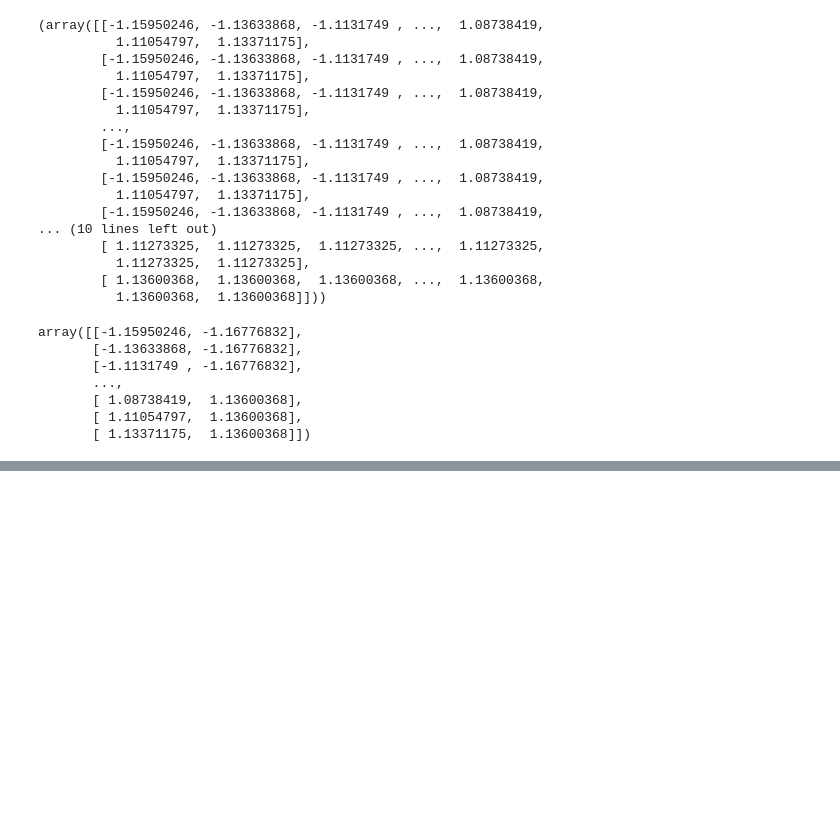
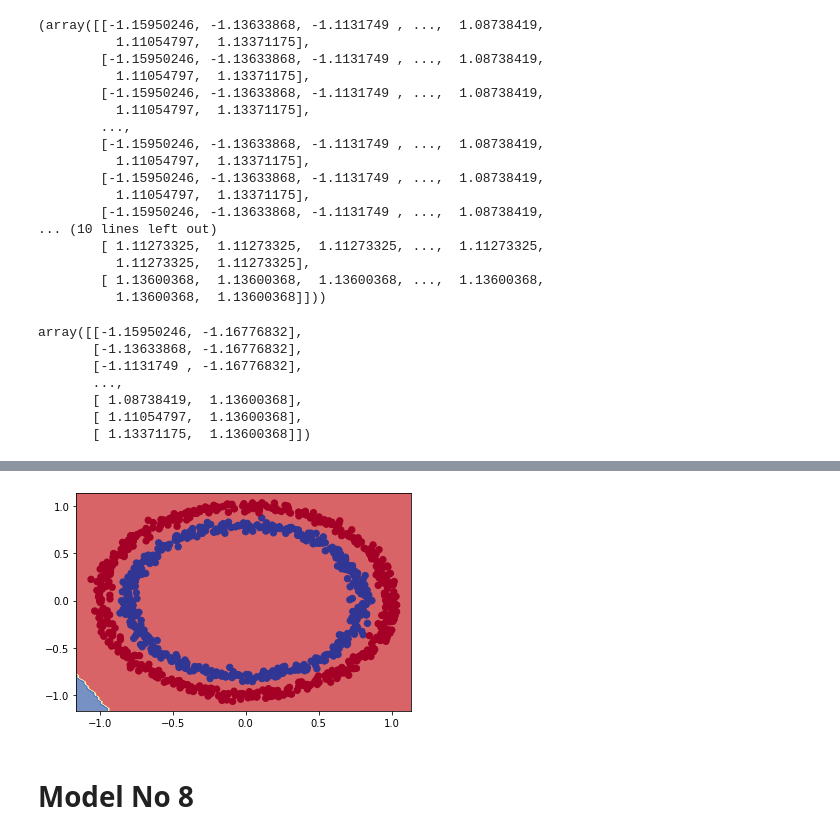
Before and after one commit to Mabtoor-Mabx/Tensor_Flow_Practices, a Jupyter notebook: Neural_Network_Classification_.ipynb, the cells around one changed output, grey strips where cells are left out. Saved outputs shown, nothing was run; the diff lists cells and outputs as text; code cells hidden in the pictures; blank space fills up the shorter version.

```diff
--- a/Neural_Network_Classification_.ipynb
+++ b/Neural_Network_Classification_.ipynb
@@ -408,0 +590,14 @@ array([[0.5128788 ],
+# %%
+tf.random.set_seed(42)
+
+model_7 = tf.keras.Sequential([
+                               tf.keras.layers.Dense(1,activation='relu')
+])
+
+model_7.compile(
+    loss = tf.keras.losses.BinaryCrossentropy(),
+    optimizer = tf.keras.optimizers.Adam(learning_rate=0.01),
+    metrics=['accuracy']
+)
+
+history =   model_7.fit(tf.expand_dims(X,axis=1),Y, epochs=200, verbose=0)
@@ -408,0 +615,3 @@ array([[0.5128788 ],
+# %%
+plot_decision_boundry(model=model_7, X=X, Y=Y)
+# %% [output]
@@ -408,0 +620,3 @@ array([[0.5128788 ],
+[figure, added]
+# %% [markdown]
+# Model No 8
```
Also changed, not shown: parts of 89 cells of this notebook.
